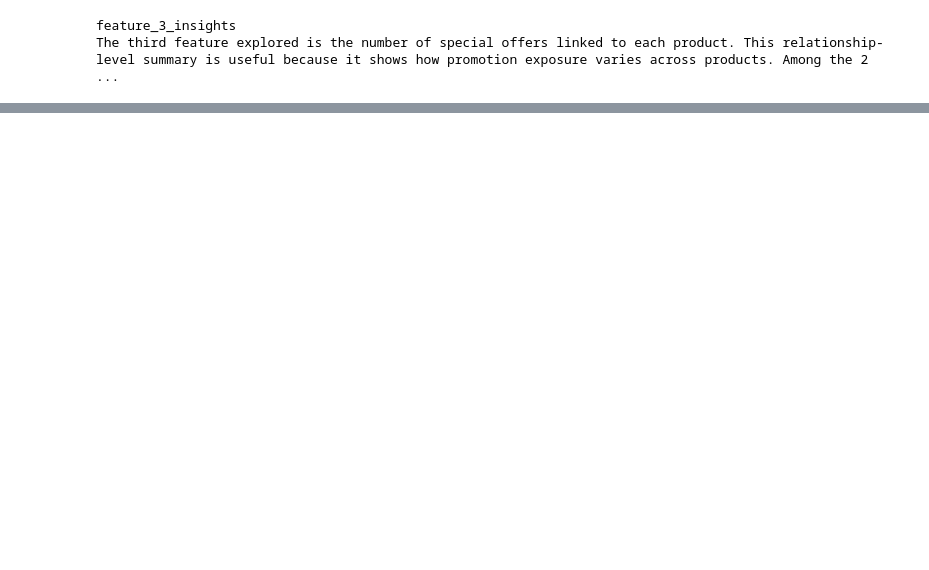
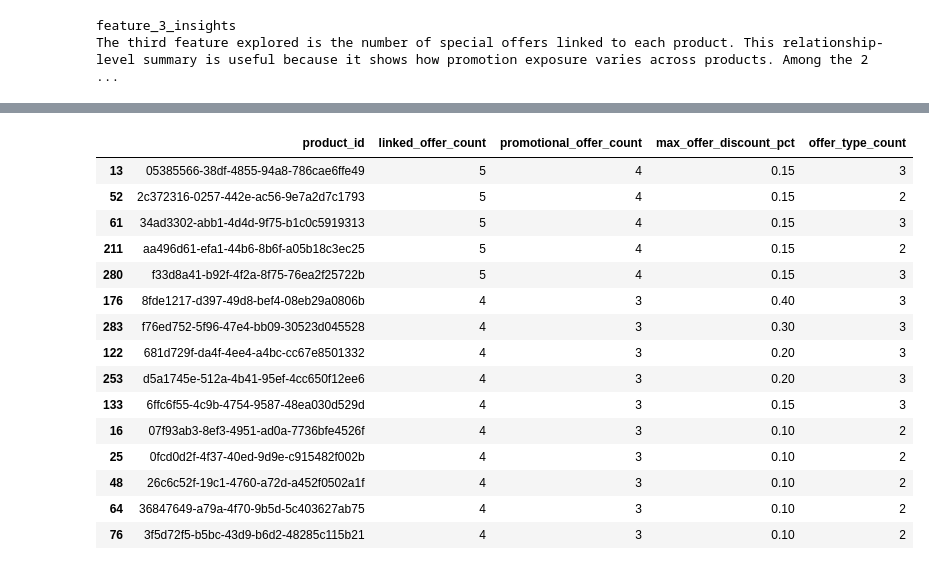
Before and after one commit to zeshanshameel/MLAA-AT3, a Jupyter notebook: notebooks/student_D_clustering/36106_26AU_AT3_student_id_SD_3_eda_special_offer_product.ipynb, the cells around one changed output, grey strips where cells are left out. Cells and saved outputs as stored; diff of their text form; code cells hidden in the pictures; blank space fills up the shorter version.

```diff
--- a/notebooks/student_D_clustering/36106_26AU_AT3_student_id_SD_3_eda_special_offer_product.ipynb
+++ b/notebooks/student_D_clustering/36106_26AU_AT3_student_id_SD_3_eda_special_offer_product.ipynb
@@ -369,0 +570,34 @@ The third feature explored is the number of special offers linked to each produc
+# %%
+# Product-level promotion exposure summary from the offer-product bridge
+product_promotion_summary = (
+    offer_product_enriched_df
+    .groupby("product_id", as_index=False)
+    .agg(
+        linked_offer_count=("special_offer_id", "nunique"),
+        promotional_offer_count=("discount_pct", lambda x: (x > 0).sum()),
+        max_offer_discount_pct=("discount_pct", "max"),
+        offer_type_count=("type", "nunique")
+    )
+)
+
+product_promotion_summary.sort_values(
+    ["linked_offer_count", "max_offer_discount_pct"],
+    ascending=False
+).head(15)
+# %% [output]
+|  | product_id | linked_offer_count | promotional_offer_count | max_offer_discount_pct | offer_type_count |
+| 13 | 05385566-38df-4855-94a8-786cae6ffe49 | 5 | 4 | 0.15 | 3 |
+| 52 | 2c372316-0257-442e-ac56-9e7a2d7c1793 | 5 | 4 | 0.15 | 2 |
+| 61 | 34ad3302-abb1-4d4d-9f75-b1c0c5919313 | 5 | 4 | 0.15 | 3 |
+| 211 | aa496d61-efa1-44b6-8b6f-a05b18c3ec25 | 5 | 4 | 0.15 | 2 |
+| 280 | f33d8a41-b92f-4f2a-8f75-76ea2f25722b | 5 | 4 | 0.15 | 3 |
+| 176 | 8fde1217-d397-49d8-bef4-08eb29a0806b | 4 | 3 | 0.40 | 3 |
+| 283 | f76ed752-5f96-47e4-bb09-30523d045528 | 4 | 3 | 0.30 | 3 |
+| 122 | 681d729f-da4f-4ee4-a4bc-cc67e8501332 | 4 | 3 | 0.20 | 3 |
+| 253 | d5a1745e-512a-4b41-95ef-4cc650f12ee6 | 4 | 3 | 0.20 | 3 |
+| 133 | 6ffc6f55-4c9b-4754-9587-48ea030d529d | 4 | 3 | 0.15 | 3 |
+| 16 | 07f93ab3-8ef3-4951-ad0a-7736bfe4526f | 4 | 3 | 0.10 | 2 |
+| 25 | 0fcd0d2f-4f37-40ed-9d9e-c915482f002b | 4 | 3 | 0.10 | 2 |
+| 48 | 26c6c52f-19c1-4760-a72d-a452f0502a1f | 4 | 3 | 0.10 | 2 |
+| 64 | 36847649-a79a-4f70-9b5d-5c403627ab75 | 4 | 3 | 0.10 | 2 |
+| 76 | 3f5d72f5-b5bc-43d9-b6d2-48285c115b21 | 4 | 3 | 0.10 | 2 |
```
Also changed, not shown: parts of 14 cells of this notebook.
